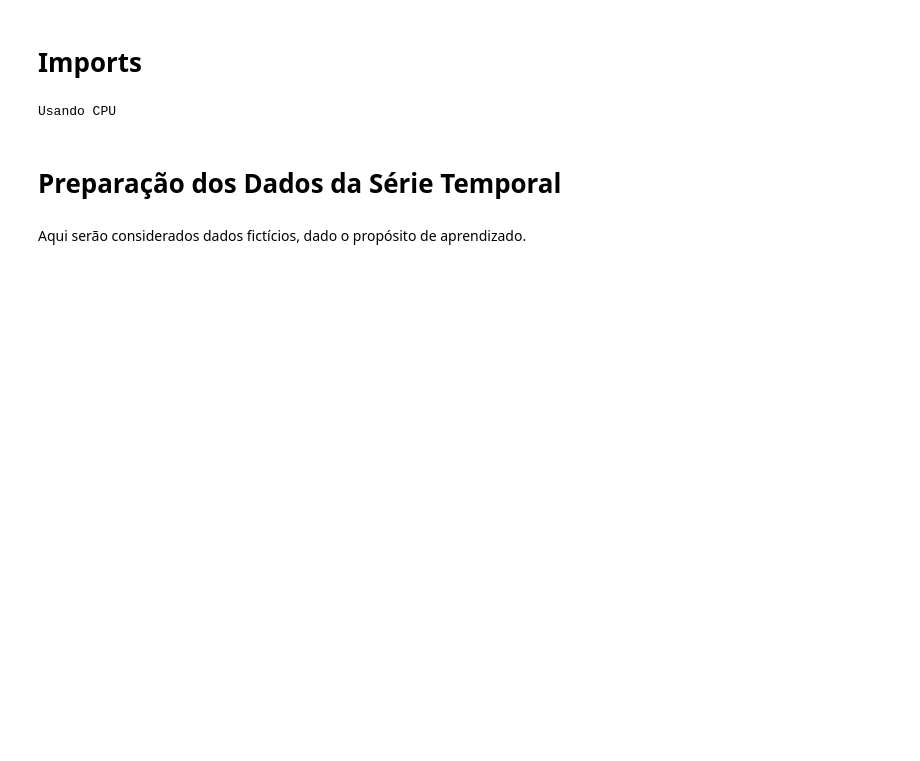
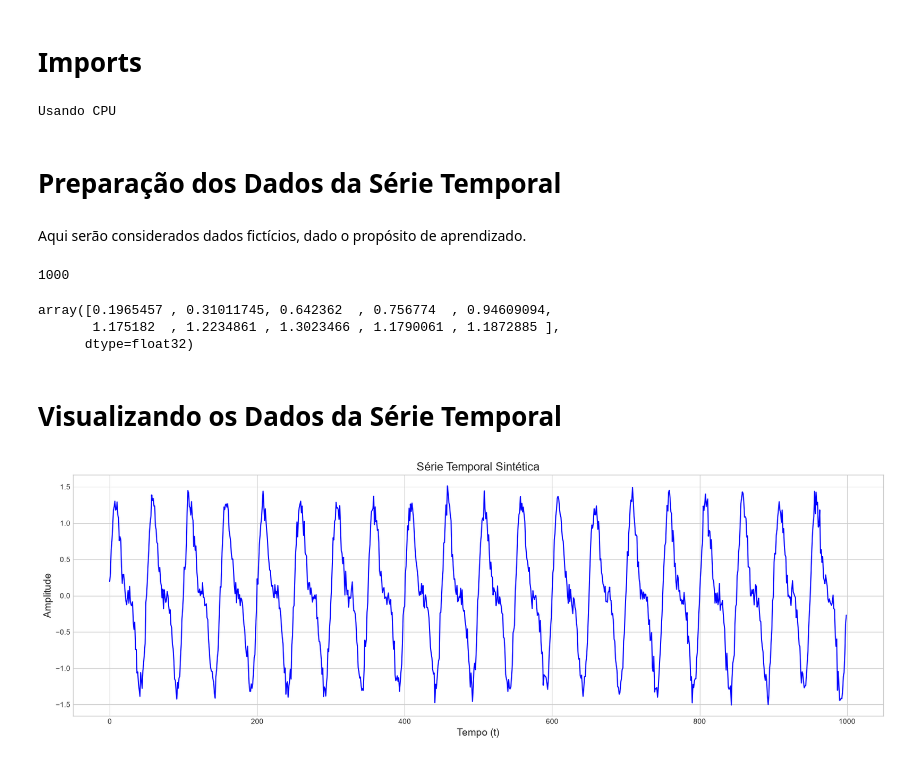
Before and after one commit to GuMauriz/transformer_model_time_series, a Jupyter notebook: notebook.ipynb, the cells around one changed output. Cells and saved outputs as stored; diff of their text form; code cells hidden in the pictures; blank space fills up the shorter version.

Commit message:
add graphs to analyze the generated time series

```diff
--- a/notebook.ipynb
+++ b/notebook.ipynb
@@ -53,3 +53,34 @@ def generate_synthetic_time_series(n_samples=1000, noise_std=0.1):
 
     # Retornando a série temporal como tipo float32 para otimização de memória e compatibilidade com PyTorch
     return time_series.astype(np.float32)
+# %%
+# Executando a função para gerar a série temporal
+time_series = generate_synthetic_time_series()
+# %%
+# Tamanho da série temporal
+len(time_series)
+# %% [output]
+1000
+# %%
+# Amostra dos primeiros 10 valores da série temporal
+time_series[:10]
+# %% [output]
+array([0.1965457 , 0.31011745, 0.642362  , 0.756774  , 0.94609094,
+       1.175182  , 1.2234861 , 1.3023466 , 1.1790061 , 1.1872885 ],
+      dtype=float32)
+# %% [markdown]
+# Visualizando os Dados da Série Temporal
+# %%
+# Cria o eixo de tempo (mesmo tamanho da série temporal)
+t = np.arange(len(time_series))
+
+# Plotando a série temporal
+plt.figure(figsize=(20, 6))
+plt.plot(t, time_series, color='blue', linewidth=1.5)
+plt.title('Série Temporal Sintética', fontsize=16)
+plt.xlabel('Tempo (t)', fontsize=14)
+plt.ylabel('Amplitude', fontsize=14)
+plt.grid(True)
+plt.show()
+# %% [output]
+[figure, added]
```
Also changed, not shown: parts of 2 cells of this notebook.
